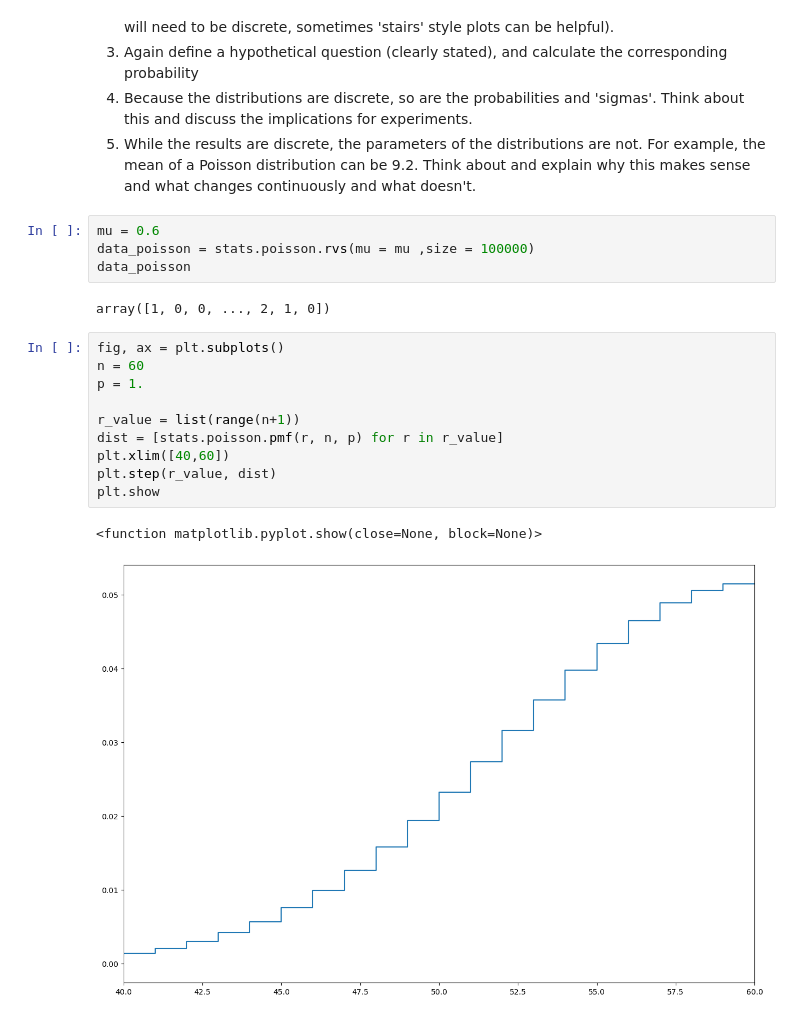
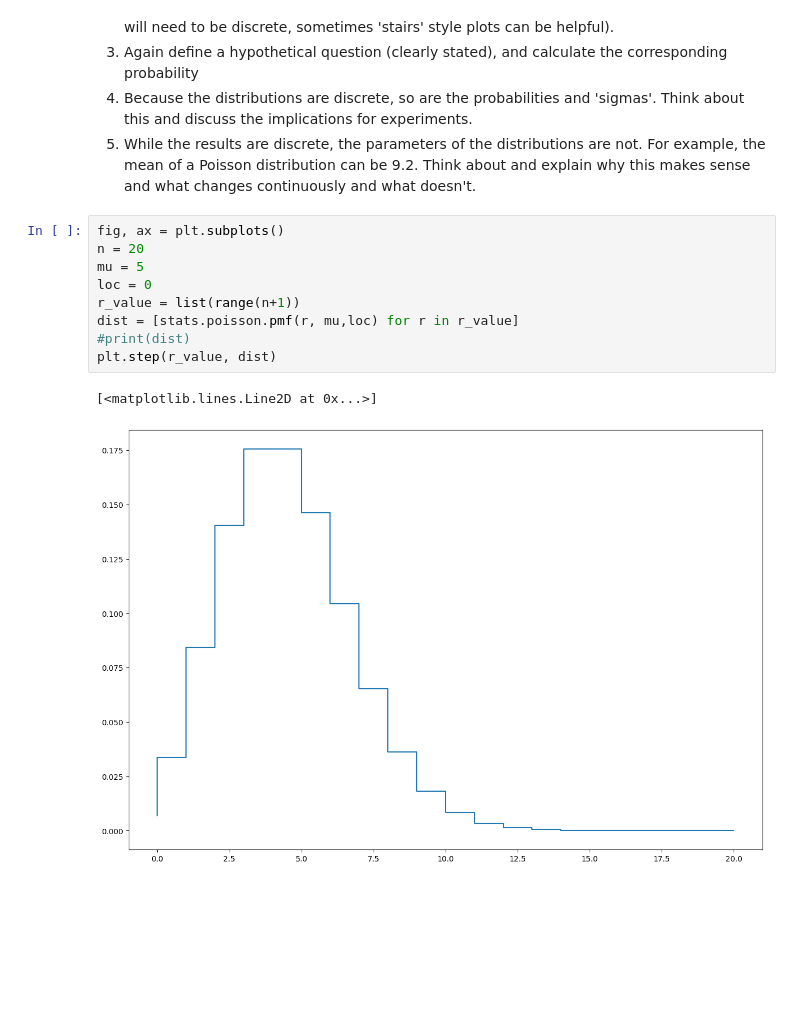
Before and after one commit to Mengjun74/lab, a Jupyter notebook: Lab1.ipynb, the cells around one changed output. Saved outputs shown, nothing was run; the diff lists cells and outputs as text; blank space fills up the shorter version.

```diff
--- a/Lab1.ipynb
+++ b/Lab1.ipynb
@@ -129,22 +135,15 @@ print(z_value,p_value)
 3. Again define a hypothetical question (clearly stated), and calculate the corresponding probability
 4. Because the distributions are discrete, so are the probabilities and 'sigmas'. Think about this and discuss the implications for experiments.
 5. While the results are discrete, the parameters of the distributions are not. For example, the mean of a Poisson distribution can be 9.2. Think about and explain why this makes sense and what changes continuously and what doesn't.
-# %%
-mu = 0.6
-data_poisson = stats.poisson.rvs(mu = mu ,size = 100000)
-data_poisson
-# %% [output]
-array([1, 0, 0, ..., 2, 1, 0])
 # %%
 fig, ax = plt.subplots()
-n = 60
-p = 1.
-
+n = 20
+mu = 5
+loc = 0
 r_value = list(range(n+1))
-dist = [stats.poisson.pmf(r, n, p) for r in r_value]
-plt.xlim([40,60])
+dist = [stats.poisson.pmf(r, mu,loc) for r in r_value]
+#print(dist)
 plt.step(r_value, dist)
-plt.show
 # %% [output]
-<function matplotlib.pyplot.show(close=None, block=None)>
+[<matplotlib.lines.Line2D at 0x...>]
-[figure, old version]
+[figure, new version]
```
Also changed, not shown: parts of 20 cells of this notebook.
